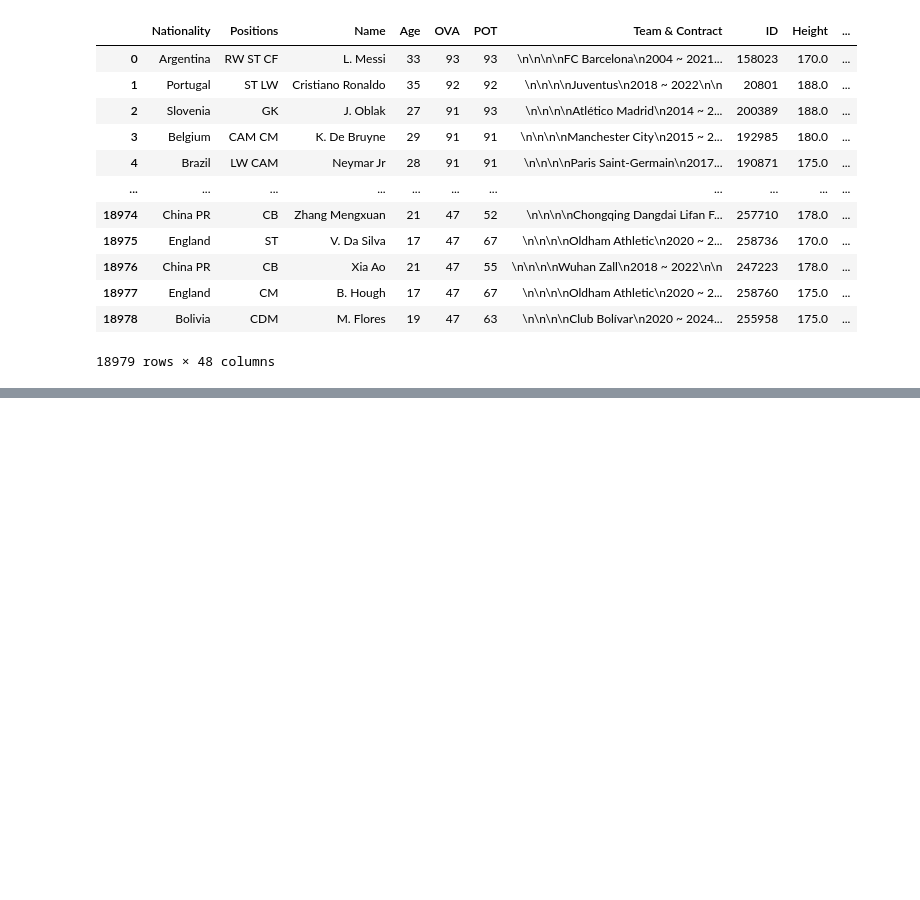
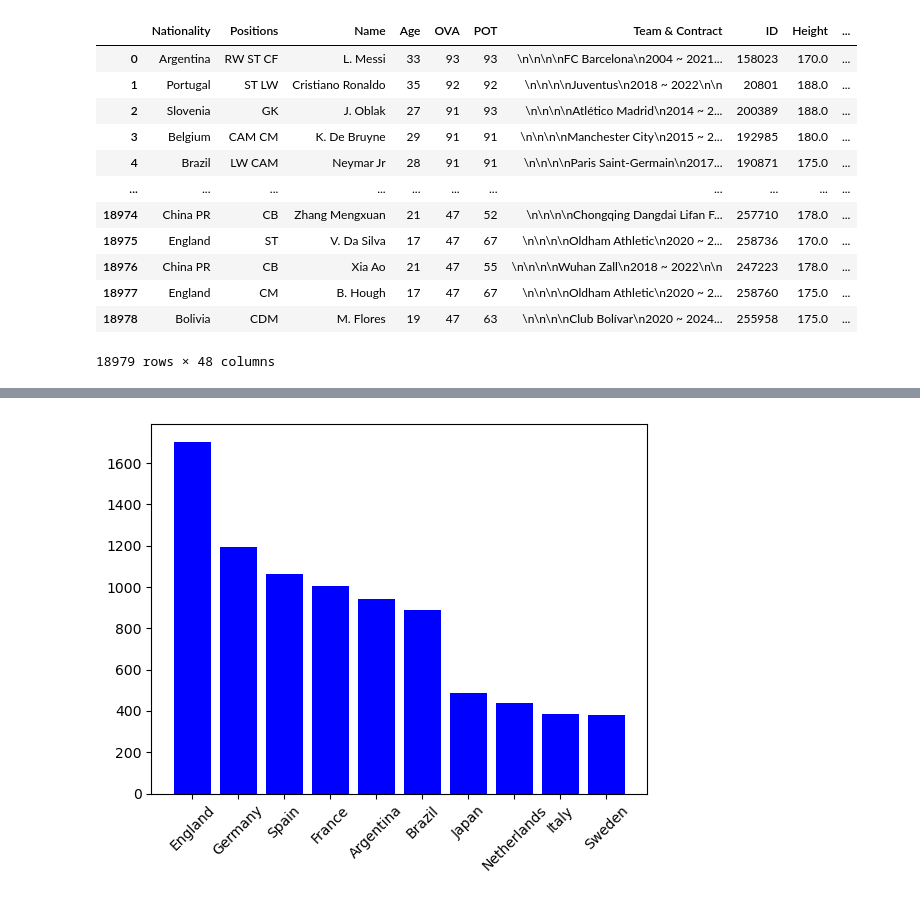
Before and after one commit to NazimKs/ETL_data_warehouse, a Jupyter notebook: ETL_data_warhouse.ipynb, the cells around one changed output, grey strips where cells are left out. Cells and saved outputs as stored; diff of their text form; code cells hidden in the pictures; blank space fills up the shorter version.

```diff
--- a/ETL_data_warhouse.ipynb
+++ b/ETL_data_warhouse.ipynb
@@ -396,0 +433,8 @@ fifa_df
+# %%
+s=fifa_df.groupby("Nationality").size().reset_index(name="Count").sort_values(by="Count", ascending=False)
+s=s[0:10]
+plt.bar(s["Nationality"], s["Count"])
+plt.xticks(rotation=45)
+plt.show()
+# %% [output]
+[figure, added]
```
Also changed, not shown: parts of 4 cells of this notebook.
